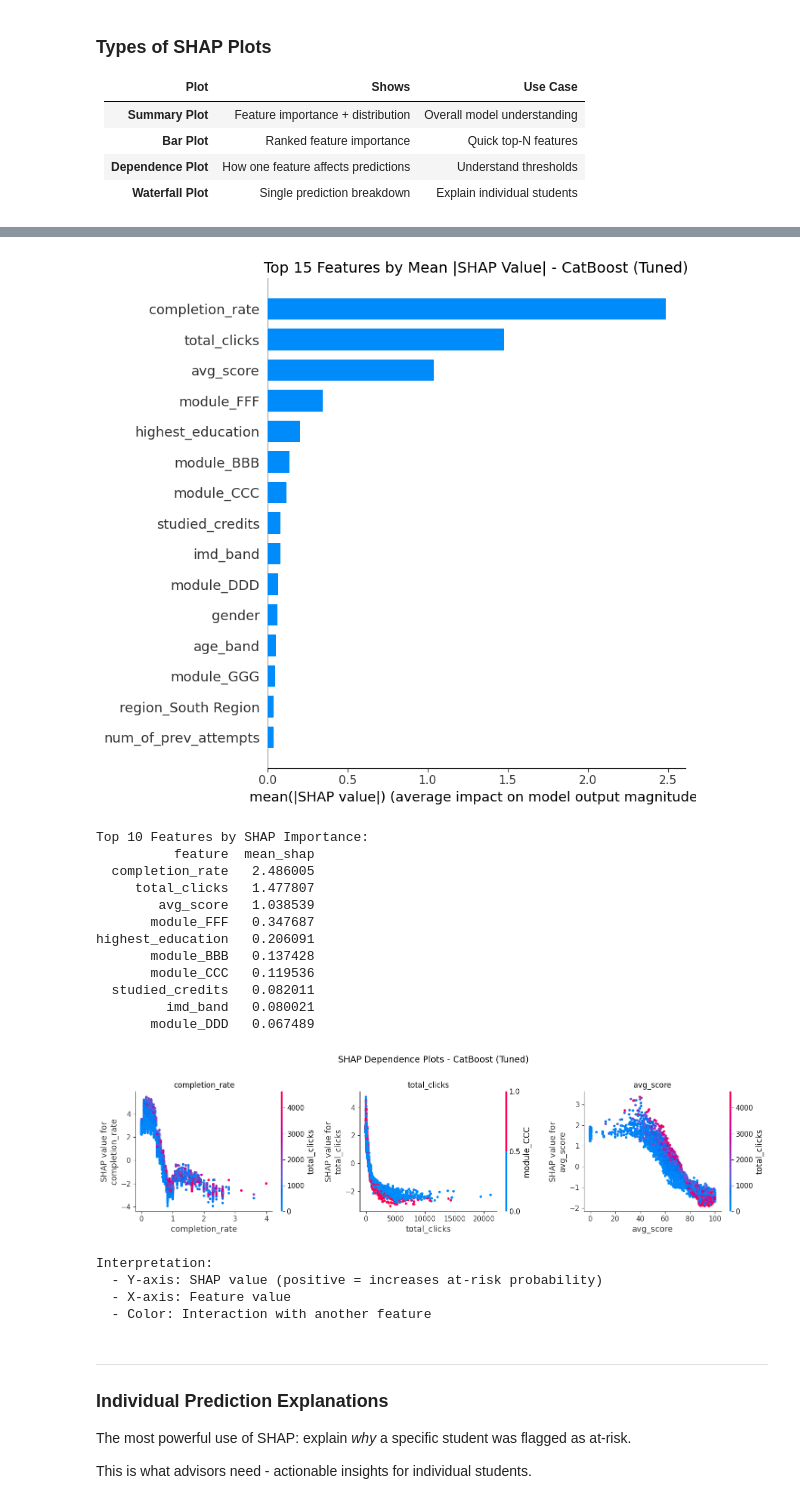
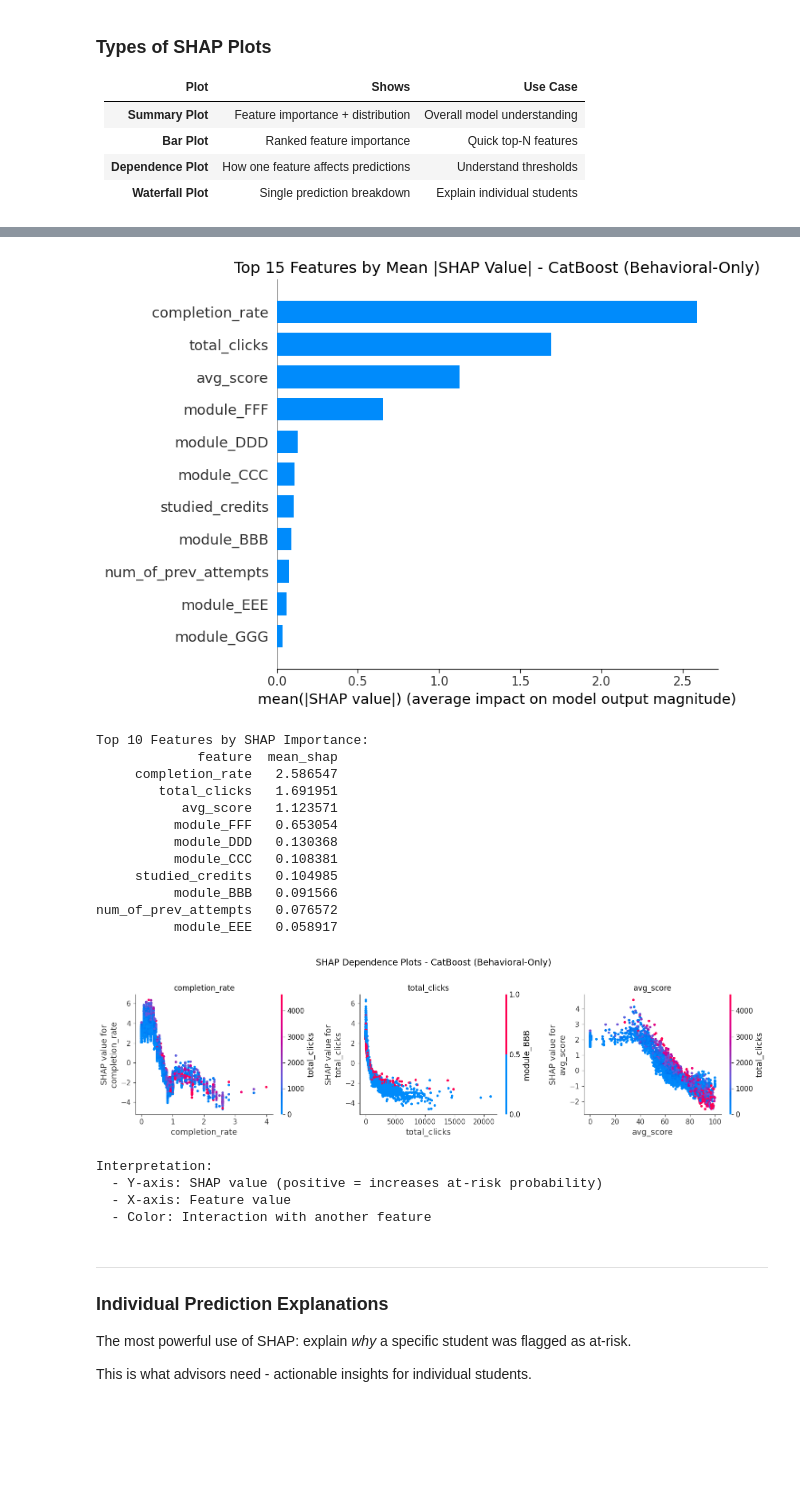
Before and after one commit to Odunzek/ai-student-success-recommendation, a Jupyter notebook: notebooks/notebook.ipynb, the cells around one changed output, grey strips where cells are left out. Saved outputs shown, nothing was run; the diff lists cells and outputs as text; code cells hidden in the pictures; blank space fills up the shorter version.

```diff
--- a/notebooks/notebook.ipynb
+++ b/notebooks/notebook.ipynb
@@ -2973,0 +3208,15 @@ Computing SHAP values for CatBoost (Tuned)...
+# %%
+# STEP 1: Compute SHAP values for selected model
+
+import shap
+
+# Use whatever you chose earlier (full vs behavioral)
+explainer = shap.TreeExplainer(final_model)
+
+print(f"Computing SHAP values for {model_name}...")
+shap_values = explainer.shap_values(X_test_final)
+
+print("✓ SHAP values computed")
+print(f"  Shape: {shap_values.shape}")
+print(f"  Features: {X_test_final.shape[1]}")
+print(f"  Samples: {X_test_final.shape[0]}")
@@ -2995,65 +3250,65 @@ plt.show()
 # =============================================================================
 
 plt.figure(figsize=(10, 8))
-shap.summary_plot(shap_values, X_test, plot_type="bar", max_display=15, show=False)
-plt.title(f"Top 15 Features by Mean |SHAP Value| - {"CatBoost (Tuned)"}", fontsize=14)
+shap.summary_plot(shap_values, X_test_final, plot_type="bar", max_display=15, show=False)
+plt.title(f"Top 15 Features by Mean |SHAP Value| - {model_name}", fontsize=14)
 plt.tight_layout()
 plt.show()
 
 # Print exact values
 feature_importance = pd.DataFrame({
-    'feature': X_test.columns,
-    'mean_shap': np.abs(shap_values).mean(axis=0)
+    'feature': X_test_final.columns,
+    'mean_shap': np.abs(shap_values).mean(axis=0),
 }).sort_values('mean_shap', ascending=False)
 
 print("\nTop 10 Features by SHAP Importance:")
 print(feature_importance.head(10).to_string(index=False))
 # %% [output]
-[figure, old version]
+[figure, new version]
 Top 10 Features by SHAP Importance:
-          feature  mean_shap
-  completion_rate   2.486005
-     total_clicks   1.477807
-        avg_score   1.038539
-       module_FFF   0.347687
-highest_education   0.206091
-       module_BBB   0.137428
-       module_CCC   0.119536
-  studied_credits   0.082011
-         imd_band   0.080021
-       module_DDD   0.067489
+             feature  mean_shap
+     completion_rate   2.586547
+        total_clicks   1.691951
+           avg_score   1.123571
+          module_FFF   0.653054
+          module_DDD   0.130368
+          module_CCC   0.108381
+     studied_credits   0.104985
+          module_BBB   0.091566
+num_of_prev_attempts   0.076572
+          module_EEE   0.058917
 # %%
 # =============================================================================
 # STEP 4: Dependence Plots - Top 3 Features
 # Shows how feature values relate to SHAP values (prediction impact)
 # =============================================================================
 
 # Get top 3 features
 top_3_features = feature_importance.head(3)['feature'].tolist()
 
 fig, axes = plt.subplots(1, 3, figsize=(15, 4))
 
 for idx, feature in enumerate(top_3_features):
     plt.sca(axes[idx])
     shap.dependence_plot(
         feature,
         shap_values,
-        X_test,
+        X_test_final,  # use the selected feature set
         ax=axes[idx],
-        show=False
+        show=False,
     )
     axes[idx].set_title(f'{feature}')
 
-plt.suptitle(f'SHAP Dependence Plots - {"CatBoost (Tuned)"}', fontsize=14, y=1.02)
+plt.suptitle(f'SHAP Dependence Plots - {model_name}', fontsize=14, y=1.02)
 plt.tight_layout()
 plt.show()
 
 print("\nInterpretation:")
 print("  - Y-axis: SHAP value (positive = increases at-risk probability)")
 print("  - X-axis: Feature value")
 print("  - Color: Interaction with another feature")
 # %% [output]
-[figure, old version]
+[figure, new version]
 Interpretation:
   - Y-axis: SHAP value (positive = increases at-risk probability)
   - X-axis: Feature value
```
Also changed, not shown: parts of 21 cells of this notebook.
